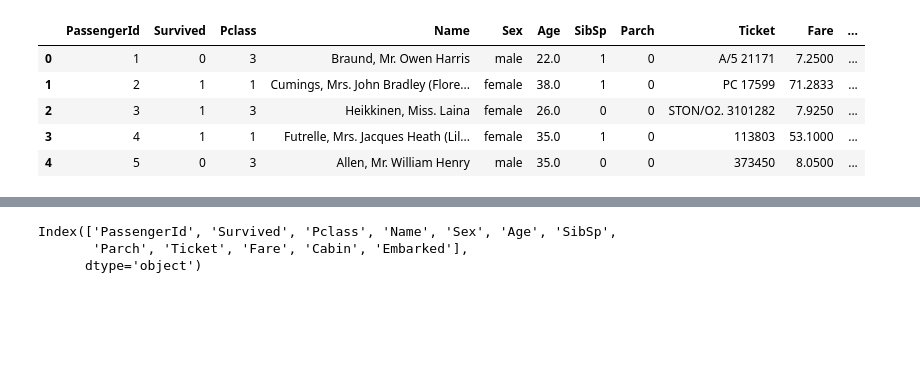
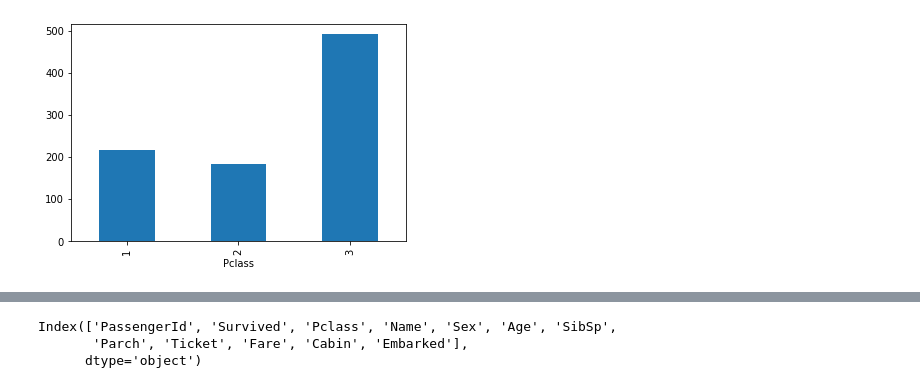
Before and after one commit to mefardales/Google_colab, a Jupyter notebook: titanic.ipynb, the cells around one changed output, grey strips where cells are left out. Drawn from its saved outputs; the diff is of its cells as text; code cells hidden in the pictures; blank space fills up the shorter version.

```diff
--- a/titanic.ipynb
+++ b/titanic.ipynb
@@ -7,12 +7,8 @@ import matplotlib.pyplot as plt
 # %%
 #loading dataset
 df = pd.read_csv('/content/drive/MyDrive/ml/dataset/titanic_data.csv')
-# %%
-df.head()
-# %% [output]
-|  | PassengerId | Survived | Pclass | Name | Sex | Age | SibSp | Parch | Ticket | Fare | ... |
-| 0 | 1 | 0 | 3 | Braund, Mr. Owen Harris | male | 22.0 | 1 | 0 | A/5 21171 | 7.2500 | ... |
-| 1 | 2 | 1 | 1 | Cumings, Mrs. John Bradley (Flore... | female | 38.0 | 1 | 0 | PC 17599 | 71.2833 | ... |
-| 2 | 3 | 1 | 3 | Heikkinen, Miss. Laina | female | 26.0 | 0 | 0 | STON/O2. 3101282 | 7.9250 | ... |
-| 3 | 4 | 1 | 1 | Futrelle, Mrs. Jacques Heath (Lil... | female | 35.0 | 1 | 0 | 113803 | 53.1000 | ... |
-| 4 | 5 | 0 | 3 | Allen, Mr. William Henry | male | 35.0 | 0 | 0 | 373450 | 8.0500 | ... |
+# %%
+df.groupby(['Pclass']).count()['PassengerId'].plot.bar()
+plt.show()
+# %% [output]
+[figure, added]
```
Also changed, not shown: parts of 2 cells of this notebook.
